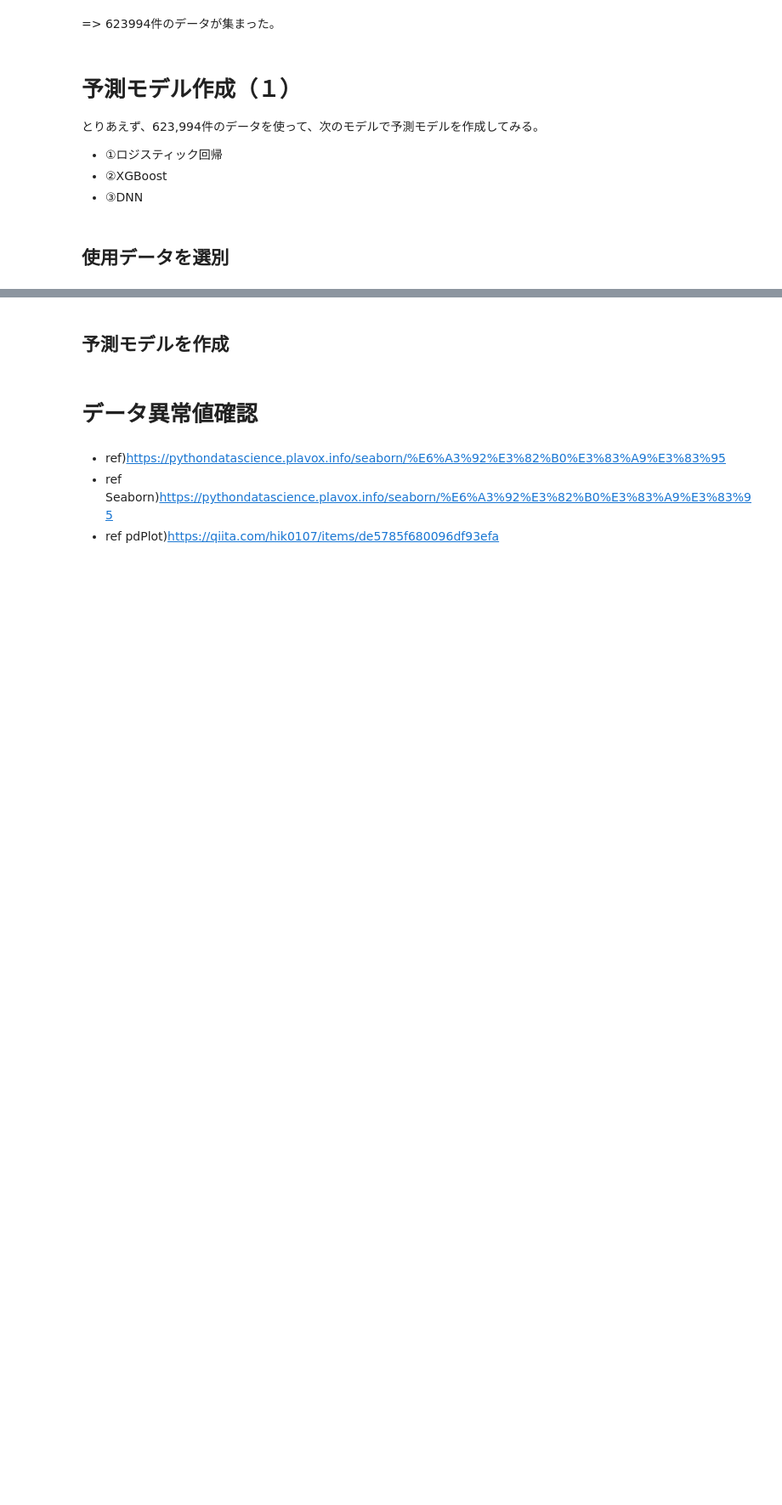
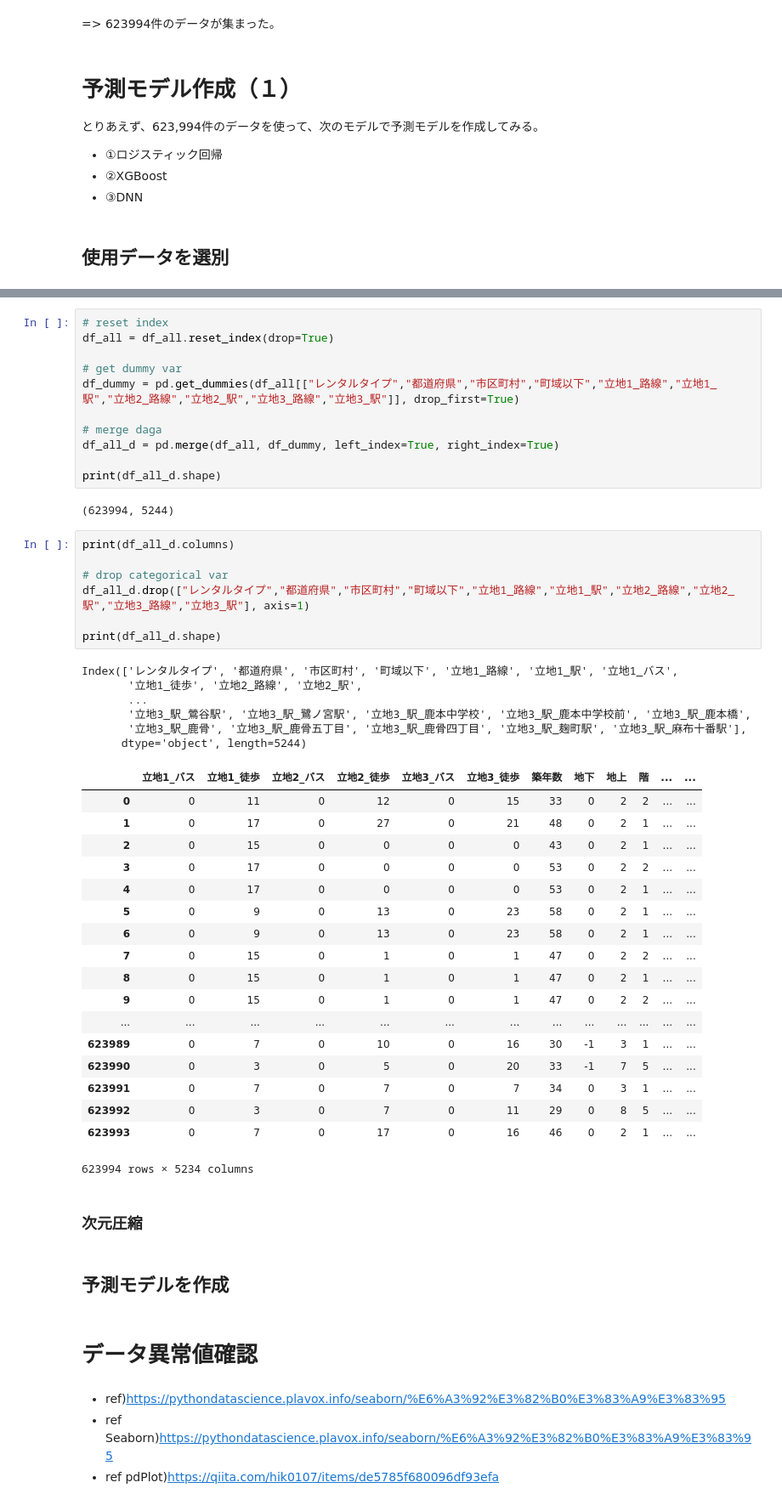
Before and after one commit to kimiaki/Bukken, a Jupyter notebook: code/analysis.ipynb, the cells around one changed output, grey strips where cells are left out. Shown at 85% size. Cells and saved outputs as stored; diff of their text form; blank space fills up the shorter version.

```diff
--- a/code/analysis.ipynb
+++ b/code/analysis.ipynb
@@ -87,3 +109,50 @@ http://pandas.pydata.org/pandas-docs/stable/indexing.html#deprecate_ix
+# %%
+# reset index
+df_all = df_all.reset_index(drop=True)
+
+# get dummy var
+df_dummy = pd.get_dummies(df_all[["レンタルタイプ","都道府県","市区町村","町域以下","立地1_路線","立地1_駅","立地2_路線","立地2_駅","立地3_路線","立地3_駅"]], drop_first=True)
+
+# merge daga
+df_all_d = pd.merge(df_all, df_dummy, left_index=True, right_index=True)
+
+print(df_all_d.shape)
+# %% [output]
+(623994, 5244)
+# %%
+print(df_all_d.columns)
+
+# drop categorical var
+df_all_d.drop(["レンタルタイプ","都道府県","市区町村","町域以下","立地1_路線","立地1_駅","立地2_路線","立地2_駅","立地3_路線","立地3_駅"], axis=1)
+
+print(df_all_d.shape)
+# %% [output]
+Index(['レンタルタイプ', '都道府県', '市区町村', '町域以下', '立地1_路線', '立地1_駅', '立地1_バス',
+       '立地1_徒歩', '立地2_路線', '立地2_駅',
+       ...
+       '立地3_駅_鶯谷駅', '立地3_駅_鷺ノ宮駅', '立地3_駅_鹿本中学校', '立地3_駅_鹿本中学校前', '立地3_駅_鹿本橋',
+       '立地3_駅_鹿骨', '立地3_駅_鹿骨五丁目', '立地3_駅_鹿骨四丁目', '立地3_駅_麹町駅', '立地3_駅_麻布十番駅'],
+      dtype='object', length=5244)
+|  | 立地1_バス | 立地1_徒歩 | 立地2_バス | 立地2_徒歩 | 立地3_バス | 立地3_徒歩 | 築年数 | 地下 | 地上 | 階 | ... | ... |
+| 0 | 0 | 11 | 0 | 12 | 0 | 15 | 33 | 0 | 2 | 2 | ... | ... |
+| 1 | 0 | 17 | 0 | 27 | 0 | 21 | 48 | 0 | 2 | 1 | ... | ... |
+| 2 | 0 | 15 | 0 | 0 | 0 | 0 | 43 | 0 | 2 | 1 | ... | ... |
+| 3 | 0 | 17 | 0 | 0 | 0 | 0 | 53 | 0 | 2 | 2 | ... | ... |
+| 4 | 0 | 17 | 0 | 0 | 0 | 0 | 53 | 0 | 2 | 1 | ... | ... |
+| 5 | 0 | 9 | 0 | 13 | 0 | 23 | 58 | 0 | 2 | 1 | ... | ... |
+| 6 | 0 | 9 | 0 | 13 | 0 | 23 | 58 | 0 | 2 | 1 | ... | ... |
+| 7 | 0 | 15 | 0 | 1 | 0 | 1 | 47 | 0 | 2 | 2 | ... | ... |
+| 8 | 0 | 15 | 0 | 1 | 0 | 1 | 47 | 0 | 2 | 1 | ... | ... |
+| 9 | 0 | 15 | 0 | 1 | 0 | 1 | 47 | 0 | 2 | 2 | ... | ... |
+| ... | ... | ... | ... | ... | ... | ... | ... | ... | ... | ... | ... | ... |
+| 623989 | 0 | 7 | 0 | 10 | 0 | 16 | 30 | -1 | 3 | 1 | ... | ... |
+| 623990 | 0 | 3 | 0 | 5 | 0 | 20 | 33 | -1 | 7 | 5 | ... | ... |
+| 623991 | 0 | 7 | 0 | 7 | 0 | 7 | 34 | 0 | 3 | 1 | ... | ... |
+| 623992 | 0 | 3 | 0 | 7 | 0 | 11 | 29 | 0 | 8 | 5 | ... | ... |
+| 623993 | 0 | 7 | 0 | 17 | 0 | 16 | 46 | 0 | 2 | 1 | ... | ... |
+623994 rows × 5234 columns
+# %% [markdown]
+### 次元圧縮
 # %% [markdown]
 ## 予測モデルを作成
 # %% [markdown]
```
Also changed, not shown: parts of 4 cells of this notebook.
